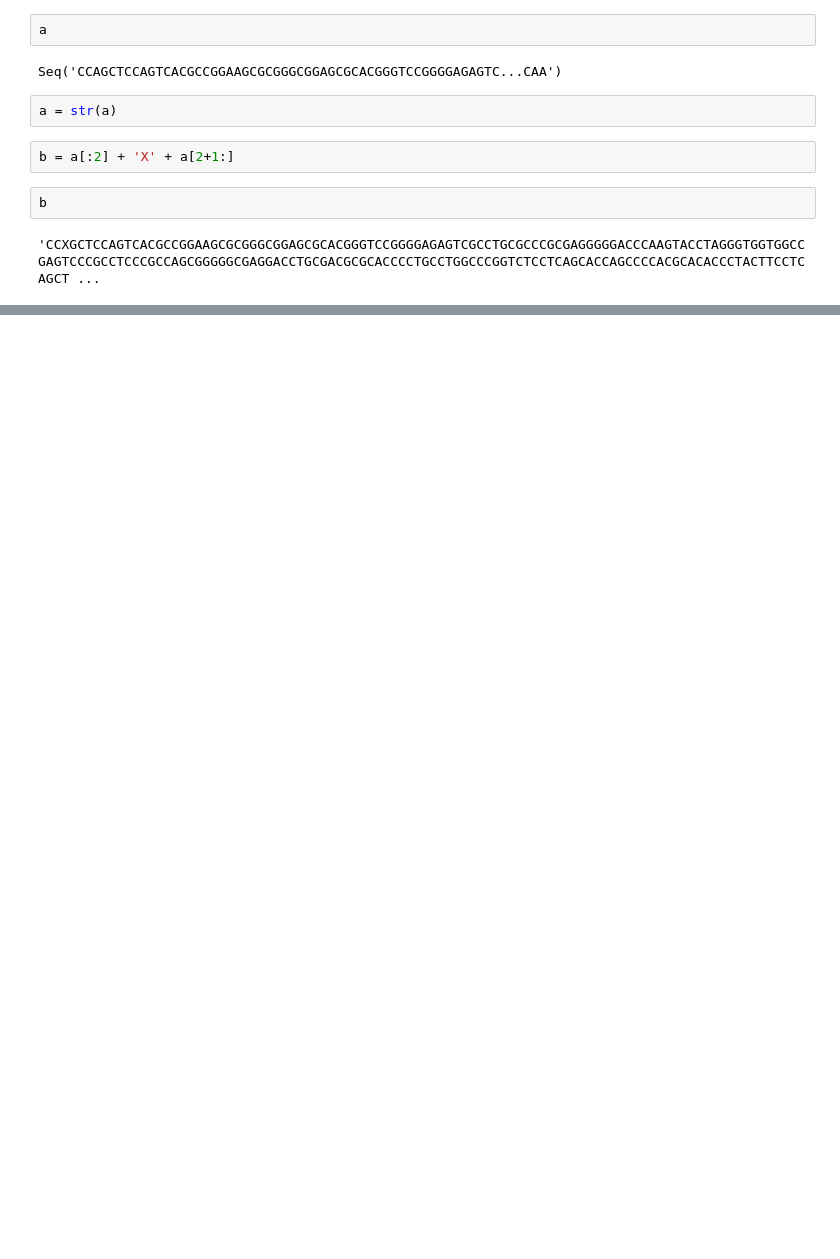
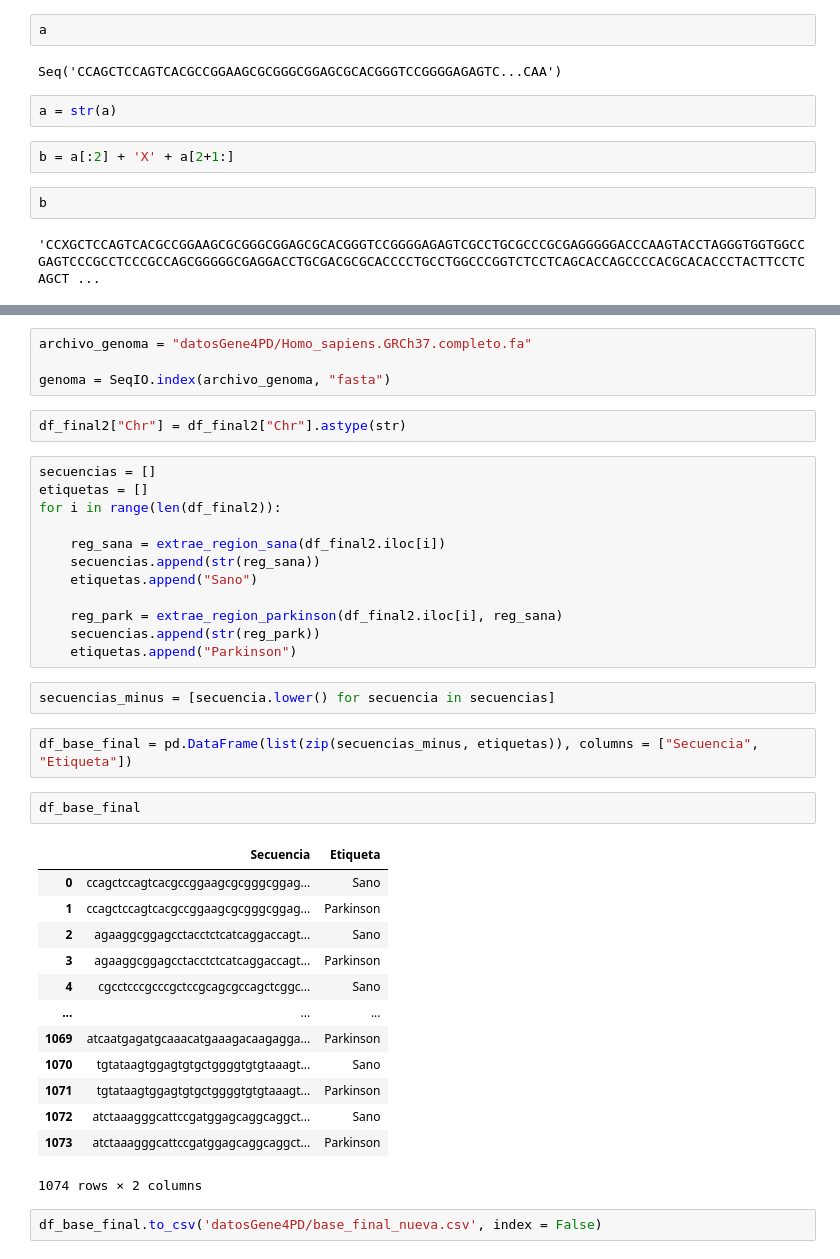
Before and after one commit to jbs1009/TFM_Jorge_Bermejo_Sacristan, a Jupyter notebook: Base_final.ipynb, the cells around one changed output, grey strips where cells are left out. Cells and saved outputs as stored; diff of their text form; blank space fills up the shorter version.

```diff
--- a/Base_final.ipynb
+++ b/Base_final.ipynb
@@ -279,0 +298,40 @@ b
+# %%
+archivo_genoma = "datosGene4PD/Homo_sapiens.GRCh37.completo.fa"
+
+genoma = SeqIO.index(archivo_genoma, "fasta")
+# %%
+df_final2["Chr"] = df_final2["Chr"].astype(str)
+# %%
+secuencias = []
+etiquetas = []
+for i in range(len(df_final2)):
+
+    reg_sana = extrae_region_sana(df_final2.iloc[i])
+    secuencias.append(str(reg_sana))
+    etiquetas.append("Sano")
+
+    reg_park = extrae_region_parkinson(df_final2.iloc[i], reg_sana)
+    secuencias.append(str(reg_park))
+    etiquetas.append("Parkinson")
+# %%
+secuencias_minus = [secuencia.lower() for secuencia in secuencias]
+# %%
+df_base_final = pd.DataFrame(list(zip(secuencias_minus, etiquetas)), columns = ["Secuencia", "Etiqueta"])
+# %%
+df_base_final
+# %% [output]
+|  | Secuencia | Etiqueta |
+| 0 | ccagctccagtcacgccggaagcgcgggcggag... | Sano |
+| 1 | ccagctccagtcacgccggaagcgcgggcggag... | Parkinson |
+| 2 | agaaggcggagcctacctctcatcaggaccagt... | Sano |
+| 3 | agaaggcggagcctacctctcatcaggaccagt... | Parkinson |
+| 4 | cgcctcccgcccgctccgcagcgccagctcggc... | Sano |
+| ... | ... | ... |
+| 1069 | atcaatgagatgcaaacatgaaagacaagagga... | Parkinson |
+| 1070 | tgtataagtggagtgtgctggggtgtgtaaagt... | Sano |
+| 1071 | tgtataagtggagtgtgctggggtgtgtaaagt... | Parkinson |
+| 1072 | atctaaagggcattccgatggagcaggcaggct... | Sano |
+| 1073 | atctaaagggcattccgatggagcaggcaggct... | Parkinson |
+1074 rows × 2 columns
+# %%
+df_base_final.to_csv('datosGene4PD/base_final_nueva.csv', index = False)
```
Also changed, not shown: parts of 2 cells of this notebook.
